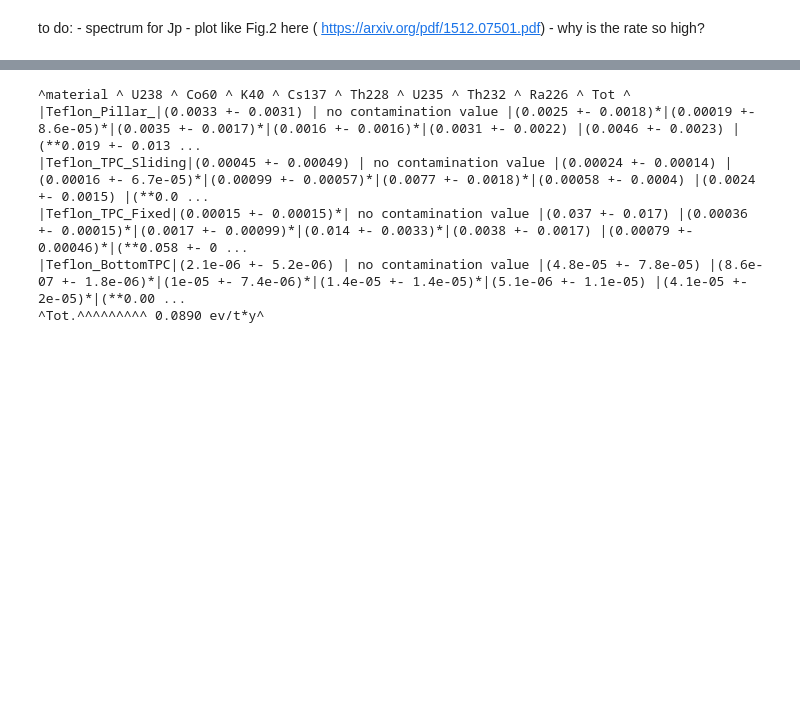
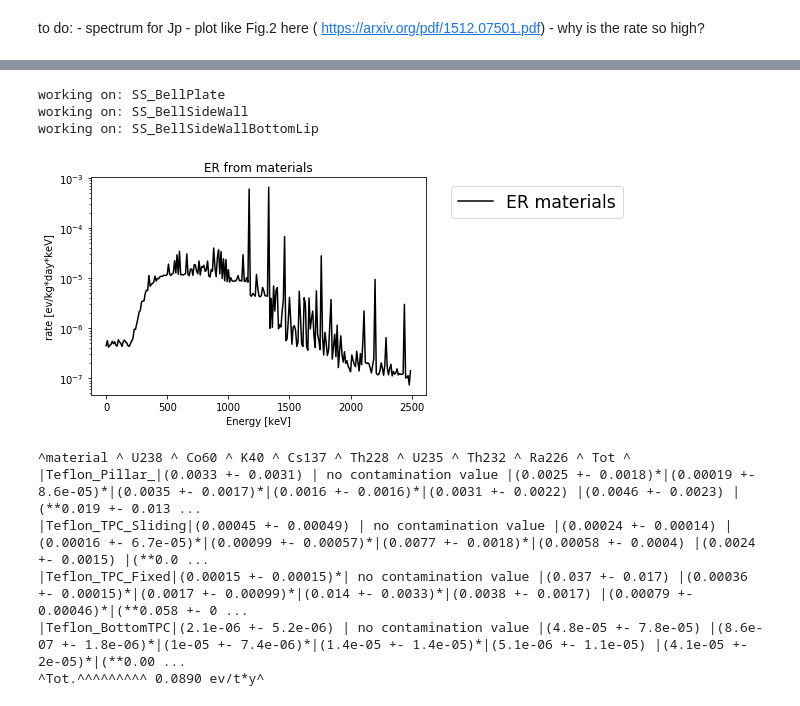
Before and after one commit to ariannarocchetti/MonteCarlo_ER, a Jupyter notebook: notebooks/er_background/events_per_component_fr.ipynb, the cells around one changed output, grey strips where cells are left out. Cells and saved outputs as stored; diff of their text form; code cells hidden in the pictures; blank space fills up the shorter version.

```diff
--- a/notebooks/er_background/events_per_component_fr.ipynb
+++ b/notebooks/er_background/events_per_component_fr.ipynb
@@ -187,6 +201,20 @@ def print_results(m_fv):
     print("^Tot.^^^^^^^^^", "%4.4f" %(sum(total_rate)), "ev/t*y^")
 
 print_results(m_fv)
+# %%
+#plot Bell
+components = [
+             "SS_BellPlate",
+             "SS_BellSideWall",
+             "SS_BellSideWallBottomLip",
+             ]
+values, bins_plt = plot_total_contribution(250, 0, 2500 )
+make_spectrum(values, "Bell")
+# %% [output]
+working on: SS_BellPlate
+working on: SS_BellSideWall
+working on: SS_BellSideWallBottomLip
+[figure, added]
 # %%
 #-----------Teflon ----------------
 components = [
```
Also changed, not shown: parts of 14 cells of this notebook, 1 other file.
